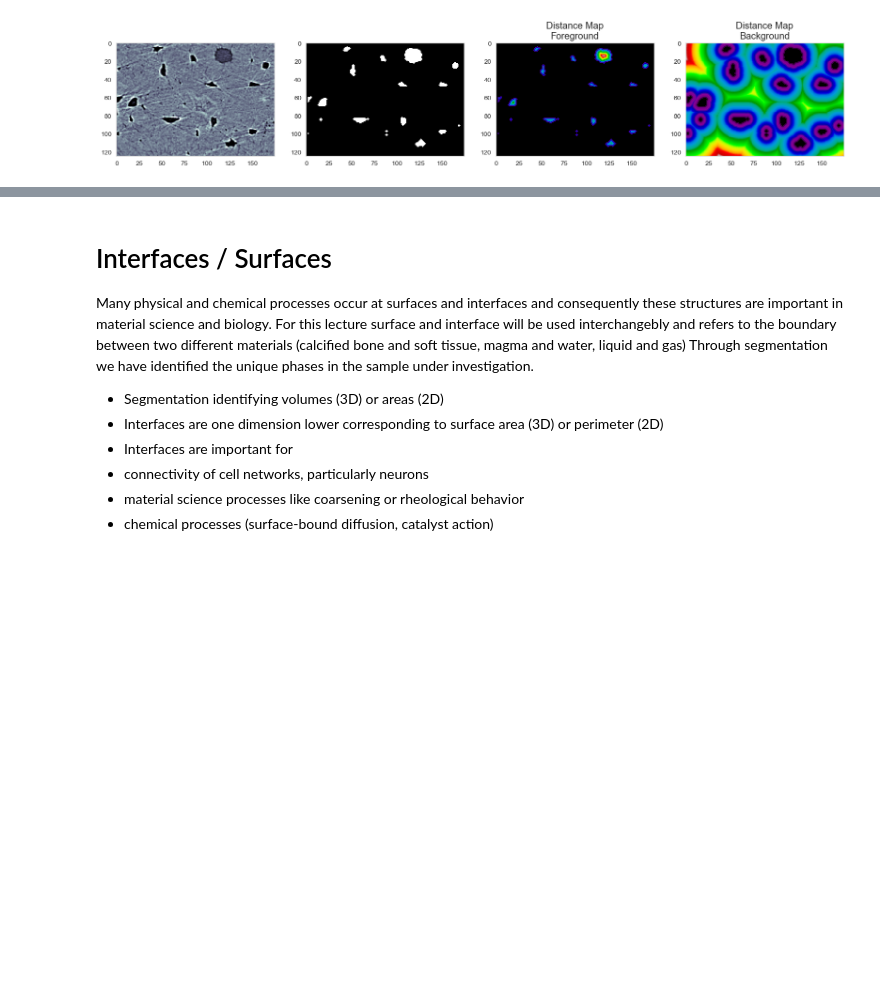
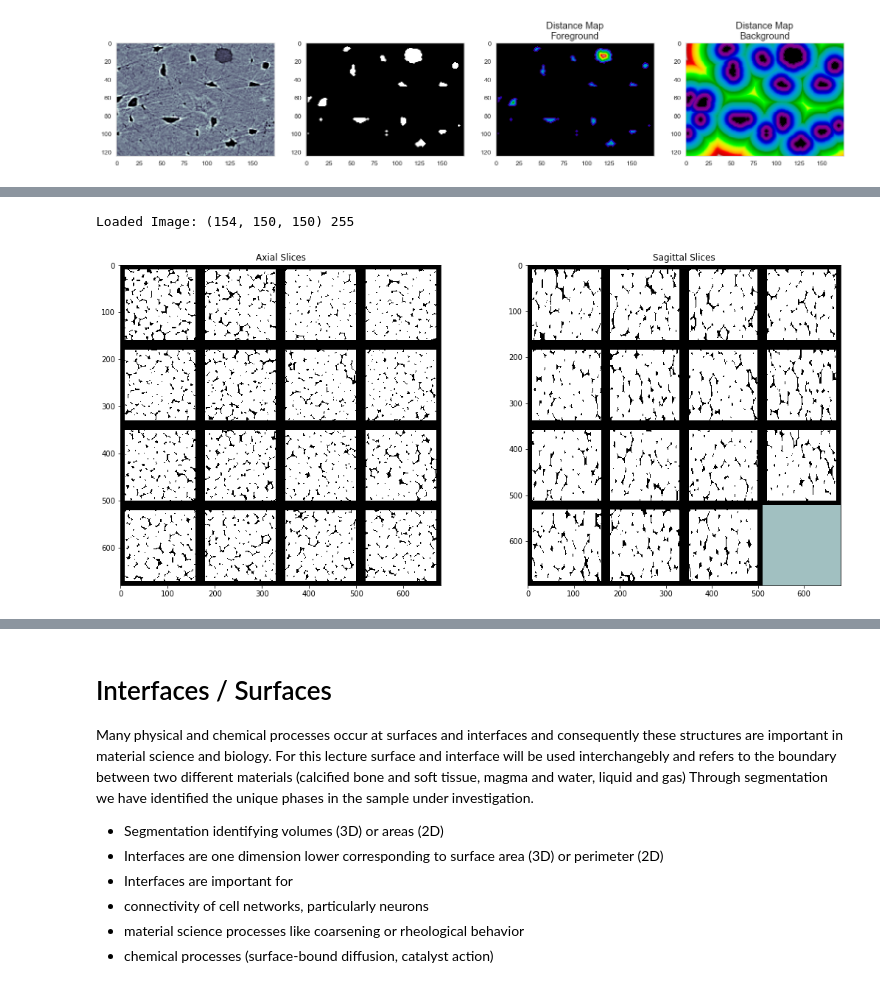
Before and after one commit to kmader/Quantitative-Big-Imaging-2018, a Jupyter notebook: Lectures/07-AdvancedShapeAndTexture.ipynb, the cells around one changed output, grey strips where cells are left out. Cells and saved outputs as stored; diff of their text form; code cells hidden in the pictures; blank space fills up the shorter version.

```diff
--- a/Lectures/07-AdvancedShapeAndTexture.ipynb
+++ b/Lectures/07-AdvancedShapeAndTexture.ipynb
@@ -557,0 +568,18 @@ Text(0.5,1,'Distance Map\nBackground')
+# %%
+%matplotlib inline
+from skimage.io import imread
+import matplotlib.pyplot as plt
+import numpy as np
+from skimage.util.montage import montage2d
+montage_pad = lambda x: montage2d(np.pad(x, [(0,0), (10, 10), (10, 10)], mode = 'constant', constant_values = 0))
+from scipy.ndimage import distance_transform_edt
+bw_img = 255-imread("../common/data/plateau_border.tif")[:, 100:400, 100:400][:, ::2, ::2]
+print('Loaded Image:', bw_img.shape, bw_img.max())
+fig, (ax1, ax2) = plt.subplots(1, 2, figsize=(18, 8))
+ax1.imshow(montage_pad(bw_img[::10]), cmap = 'bone')
+ax1.set_title('Axial Slices');
+ax2.imshow(montage_pad(bw_img.swapaxes(0,1)[::10]), cmap = 'bone')
+ax2.set_title('Sagittal Slices');
+# %% [output]
+Loaded Image: (154, 150, 150) 255
+[figure, added]
```
Also changed, not shown: parts of 18 cells of this notebook, 1 other file.
